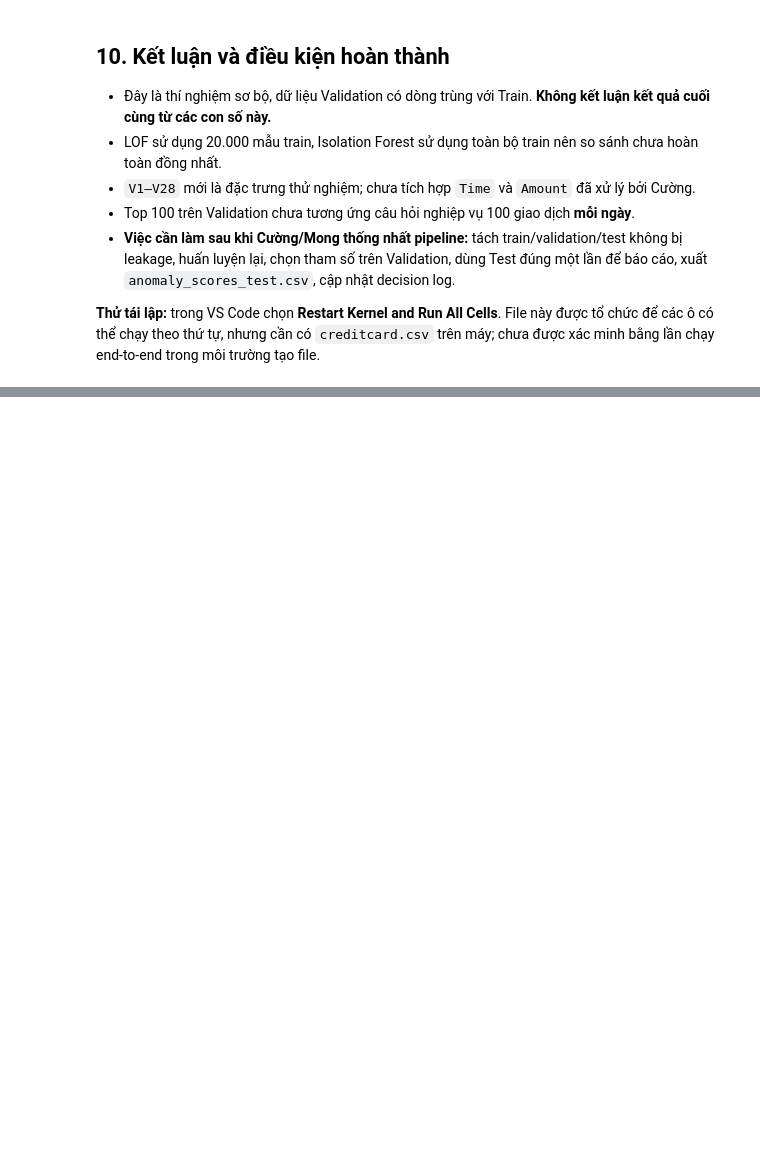
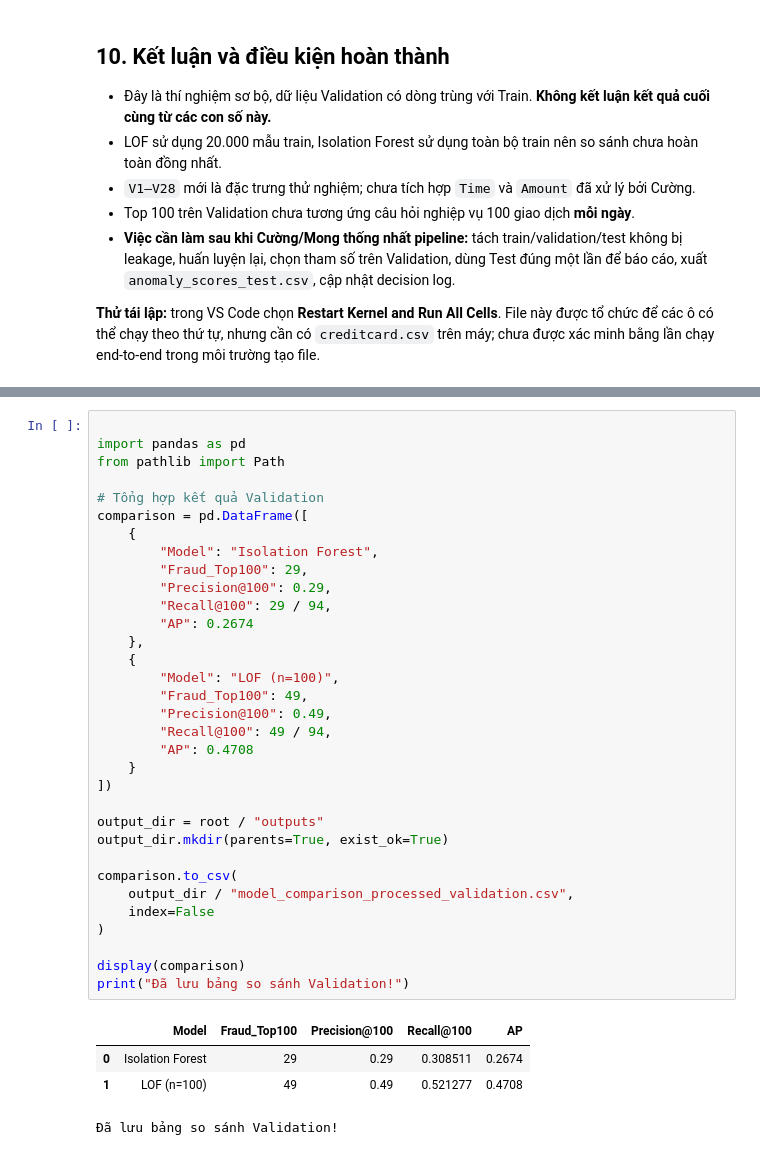
Before and after one commit to phamvanquynh04112005-prog/Data_Mining, a Jupyter notebook: notebooks/03_anomaly_detection.ipynb, the cells around one changed output, grey strips where cells are left out. Saved outputs shown, nothing was run; the diff lists cells and outputs as text; blank space fills up the shorter version.

```diff
--- a/notebooks/03_anomaly_detection.ipynb
+++ b/notebooks/03_anomaly_detection.ipynb
@@ -229,0 +498,38 @@ print("Đã lưu 4 file đánh giá nháp vào:", output_dir)
+# %%
+
+import pandas as pd
+from pathlib import Path
+
+# Tổng hợp kết quả Validation
+comparison = pd.DataFrame([
+    {
+        "Model": "Isolation Forest",
+        "Fraud_Top100": 29,
+        "Precision@100": 0.29,
+        "Recall@100": 29 / 94,
+        "AP": 0.2674
+    },
+    {
+        "Model": "LOF (n=100)",
+        "Fraud_Top100": 49,
+        "Precision@100": 0.49,
+        "Recall@100": 49 / 94,
+        "AP": 0.4708
+    }
+])
+
+output_dir = root / "outputs"
+output_dir.mkdir(parents=True, exist_ok=True)
+
+comparison.to_csv(
+    output_dir / "model_comparison_processed_validation.csv",
+    index=False
+)
+
+display(comparison)
+print("Đã lưu bảng so sánh Validation!")
+# %% [output]
+|  | Model | Fraud_Top100 | Precision@100 | Recall@100 | AP |
+| 0 | Isolation Forest | 29 | 0.29 | 0.308511 | 0.2674 |
+| 1 | LOF (n=100) | 49 | 0.49 | 0.521277 | 0.4708 |
+Đã lưu bảng so sánh Validation!
```
Also changed, not shown: parts of 11 cells of this notebook, 3 other files.
